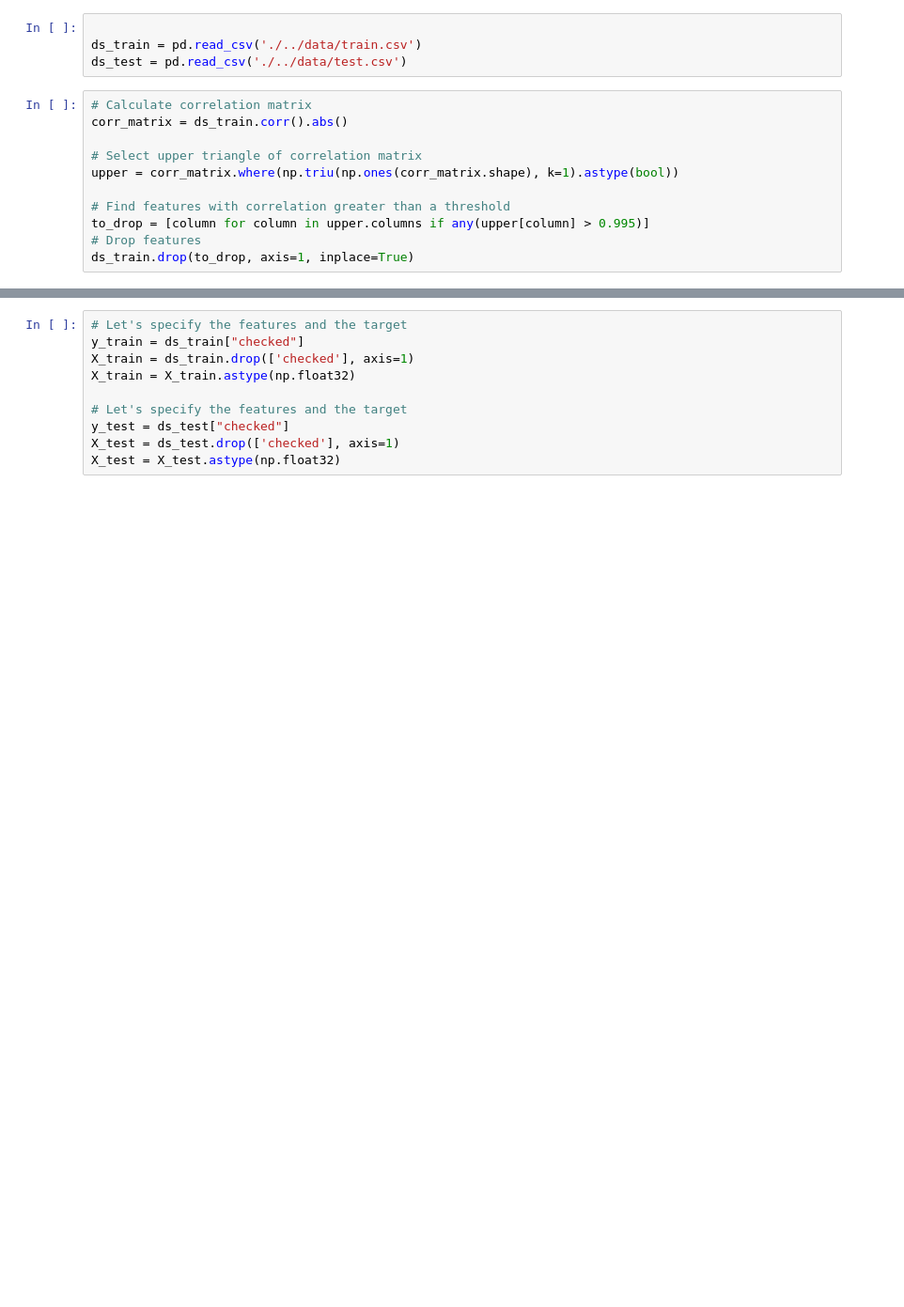
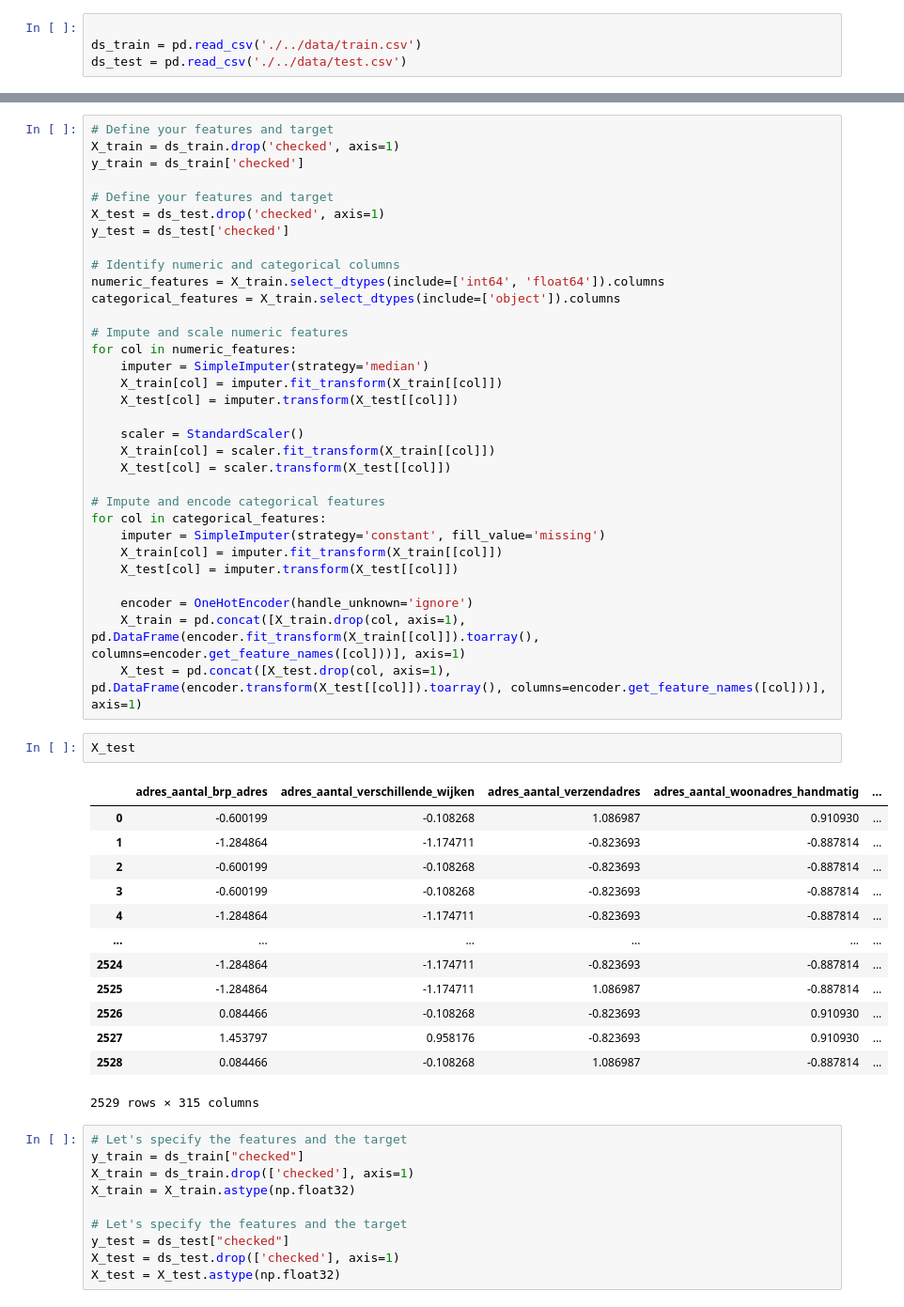
Before and after one commit to Roodster/test-val-for-ai-project, a Jupyter notebook: notebooks/preprocess_data.ipynb, the cells around one changed output, grey strips where cells are left out. Shown: that part at 94% size. Drawn from its saved outputs; the diff is of its cells as text; blank space fills up the shorter version.

```diff
--- a/notebooks/preprocess_data.ipynb
+++ b/notebooks/preprocess_data.ipynb
@@ -37,14 +39,3 @@ warnings.filterwarnings("ignore")
 
 ds_train = pd.read_csv('./../data/train.csv')
 ds_test = pd.read_csv('./../data/test.csv')
-# %%
-# Calculate correlation matrix
-corr_matrix = ds_train.corr().abs()
-
-# Select upper triangle of correlation matrix
-upper = corr_matrix.where(np.triu(np.ones(corr_matrix.shape), k=1).astype(bool))
-
-# Find features with correlation greater than a threshold
-to_drop = [column for column in upper.columns if any(upper[column] > 0.995)]
-# Drop features
-ds_train.drop(to_drop, axis=1, inplace=True)
@@ -69,3 +42,51 @@ ds_train
+# %%
+# Define your features and target
+X_train = ds_train.drop('checked', axis=1)
+y_train = ds_train['checked']
+
+# Define your features and target
+X_test = ds_test.drop('checked', axis=1)
+y_test = ds_test['checked']
+
+# Identify numeric and categorical columns
+numeric_features = X_train.select_dtypes(include=['int64', 'float64']).columns
+categorical_features = X_train.select_dtypes(include=['object']).columns
+
+# Impute and scale numeric features
+for col in numeric_features:
+    imputer = SimpleImputer(strategy='median')
+    X_train[col] = imputer.fit_transform(X_train[[col]])
+    X_test[col] = imputer.transform(X_test[[col]])
+
+    scaler = StandardScaler()
+    X_train[col] = scaler.fit_transform(X_train[[col]])
+    X_test[col] = scaler.transform(X_test[[col]])
+
+# Impute and encode categorical features
+for col in categorical_features:
+    imputer = SimpleImputer(strategy='constant', fill_value='missing')
+    X_train[col] = imputer.fit_transform(X_train[[col]])
+    X_test[col] = imputer.transform(X_test[[col]])
+
+    encoder = OneHotEncoder(handle_unknown='ignore')
+    X_train = pd.concat([X_train.drop(col, axis=1), pd.DataFrame(encoder.fit_transform(X_train[[col]]).toarray(), columns=encoder.get_feature_names([col]))], axis=1)
+    X_test = pd.concat([X_test.drop(col, axis=1), pd.DataFrame(encoder.transform(X_test[[col]]).toarray(), columns=encoder.get_feature_names([col]))], axis=1)
+# %%
+X_test
+# %% [output]
+|  | adres_aantal_brp_adres | adres_aantal_verschillende_wijken | adres_aantal_verzendadres | adres_aantal_woonadres_handmatig | ... |
+| 0 | -0.600199 | -0.108268 | 1.086987 | 0.910930 | ... |
+| 1 | -1.284864 | -1.174711 | -0.823693 | -0.887814 | ... |
+| 2 | -0.600199 | -0.108268 | -0.823693 | -0.887814 | ... |
+| 3 | -0.600199 | -0.108268 | -0.823693 | -0.887814 | ... |
+| 4 | -1.284864 | -1.174711 | -0.823693 | -0.887814 | ... |
+| ... | ... | ... | ... | ... | ... |
+| 2524 | -1.284864 | -1.174711 | -0.823693 | -0.887814 | ... |
+| 2525 | -1.284864 | -1.174711 | 1.086987 | -0.887814 | ... |
+| 2526 | 0.084466 | -0.108268 | -0.823693 | 0.910930 | ... |
+| 2527 | 1.453797 | 0.958176 | -0.823693 | 0.910930 | ... |
+| 2528 | 0.084466 | -0.108268 | 1.086987 | -0.887814 | ... |
+2529 rows × 315 columns
 # %%
 # Let's specify the features and the target
 y_train = ds_train["checked"]
```
Also changed, not shown: parts of 3 cells of this notebook, 11 other files.
